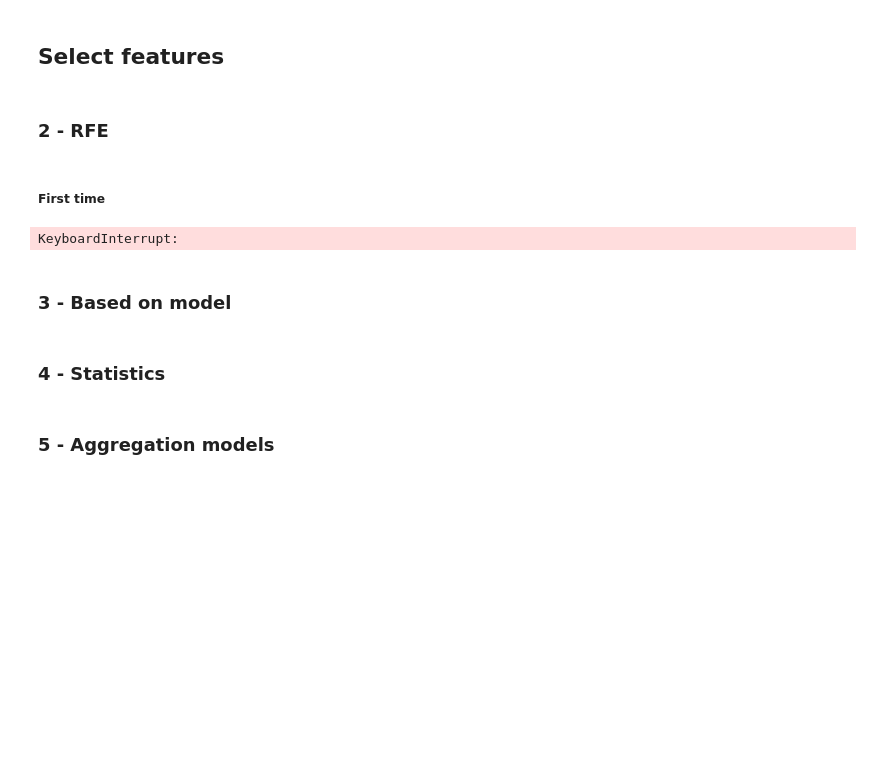
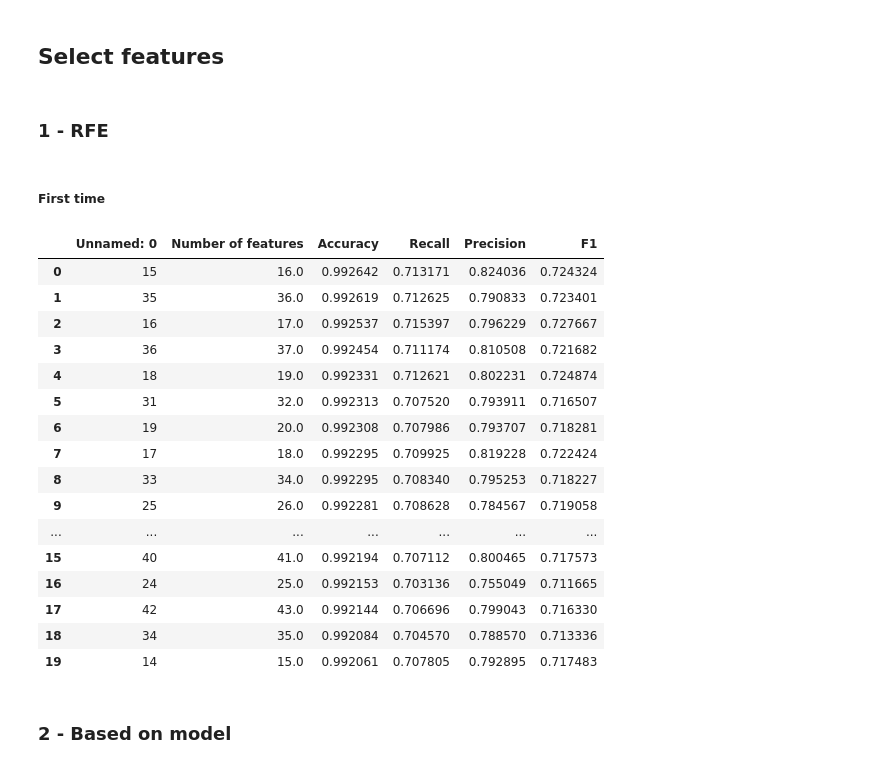
Before and after one commit to mcrayssac/CIC_IoT_Cyber_Attacks, a Jupyter notebook: preprocessing_visualization.ipynb, the cells around one changed output. Drawn from its saved outputs; the diff is of its cells as text; code cells hidden in the pictures; blank space fills up the shorter version.

Commit message:
Updated selected features and started DoS model with functions_ml

```diff
--- a/preprocessing_visualization.ipynb
+++ b/preprocessing_visualization.ipynb
@@ -249,7 +250,7 @@ dtype: int64
 # %% [markdown]
 ## Select features
 # %% [markdown]
-### 2 - RFE
+### 1 - RFE
 # %% [markdown]
 ##### First time
 # %%
@@ -262,16 +263,16 @@ from sklearn.model_selection import train_test_split
 
 X_train, y_train = get_train_data(training_sets[0])
 X_train = scale_data(X_train)
-y_train_encoded = encode_labels(y_train, encoder=LabelEncoder())
+y_train_encoded, encoder = encode_labels(y_train, encoder=LabelEncoder())
 
 model = RandomForestClassifier(random_state=42)
 
-for i in tqdm(range(1, len(pd.DataFrame(X_train, columns=X_columns).columns))):
+for i in tqdm(range(6, len(pd.DataFrame(X_train, columns=X_columns).columns))):
     # print(f"Training model with {i} features")
 
     results = pd.read_csv('.\\Results\\select_features_RFE.csv', index_col=0)
 
-    # Initialisez RFE avec le modèle et le nombre de caractéristiques à sélectionner.
+    # Initialise RFE avec le modèle et le nombre de caractéristiques à sélectionner.
     rfe = RFE(model, n_features_to_select=i)
     rfe.fit(X_train, y_train_encoded)
 
@@ -282,20 +283,20 @@ for i in tqdm(range(1, len(pd.DataFrame(X_train, columns=X_columns).columns))):
 
     X_test, y_test = get_train_data(training_sets[1])
     X_test = scale_data(X_test)
-    y_test_encoded = encode_labels(y_test, encoder=LabelEncoder())
+    y_test_encoded, encoder = encode_labels(y_test, encoder)
 
     # Maintenant, X_train et X_test ne contiendront que les caractéristiques sélectionnées.
     X_test = pd.DataFrame(X_test, columns=X_columns)
     X_train_selected = X_train[selected_features]
     X_test_selected = X_test[selected_features]
 
-    # Entraînez votre modèle sur les caractéristiques sélectionnées.
+    # Entraîne votre modèle sur les caractéristiques sélectionnées.
     model.fit(X_train_selected, y_train_encoded)
 
     # Faites des prédictions sur l'ensemble de test.
     y_pred = model.predict(X_test_selected)
 
-    # Évaluez les performances du modèle avec les caractéristiques sélectionnées.
+    # Évalue les performances du modèle avec les caractéristiques sélectionnées.
     from sklearn.metrics import accuracy_score, recall_score, precision_score, f1_score
     accuracy, recall, precision, f1 = accuracy_score(y_test_encoded, y_pred), recall_score(y_test_encoded, y_pred, average='macro'), precision_score(y_test_encoded, y_pred, average='macro'), f1_score(y_test_encoded, y_pred, average='macro')
     results.loc[len(results)] = [i, accuracy, recall, precision, f1]
@@ -303,11 +304,25 @@ for i in tqdm(range(1, len(pd.DataFrame(X_train, columns=X_columns).columns))):
 
     # Save results
     results.sort_values(by=['Accuracy', 'Recall', 'Precision', 'F1'], ascending=False).to_csv('.\\Results\\select_features_RFE.csv')
-# %% [output]
-KeyboardInterrupt:
+# %%
+pd.read_csv('.\\Results\\select_features_RFE.csv').sort_values(by=['Accuracy', 'Recall', 'Precision', 'F1'], ascending=False).head(20)
+# %% [output]
+|  | Unnamed: 0 | Number of features | Accuracy | Recall | Precision | F1 |
+| 0 | 15 | 16.0 | 0.992642 | 0.713171 | 0.824036 | 0.724324 |
+| 1 | 35 | 36.0 | 0.992619 | 0.712625 | 0.790833 | 0.723401 |
+| 2 | 16 | 17.0 | 0.992537 | 0.715397 | 0.796229 | 0.727667 |
+| 3 | 36 | 37.0 | 0.992454 | 0.711174 | 0.810508 | 0.721682 |
+| 4 | 18 | 19.0 | 0.992331 | 0.712621 | 0.802231 | 0.724874 |
+| 5 | 31 | 32.0 | 0.992313 | 0.707520 | 0.793911 | 0.716507 |
+| 6 | 19 | 20.0 | 0.992308 | 0.707986 | 0.793707 | 0.718281 |
+| 7 | 17 | 18.0 | 0.992295 | 0.709925 | 0.819228 | 0.722424 |
+| 8 | 33 | 34.0 | 0.992295 | 0.708340 | 0.795253 | 0.718227 |
+| 9 | 25 | 26.0 | 0.992281 | 0.708628 | 0.784567 | 0.719058 |
+| ... | ... | ... | ... | ... | ... | ... |
+| 15 | 40 | 41.0 | 0.992194 | 0.707112 | 0.800465 | 0.717573 |
+| 16 | 24 | 25.0 | 0.992153 | 0.703136 | 0.755049 | 0.711665 |
+| 17 | 42 | 43.0 | 0.992144 | 0.706696 | 0.799043 | 0.716330 |
+| 18 | 34 | 35.0 | 0.992084 | 0.704570 | 0.788570 | 0.713336 |
+| 19 | 14 | 15.0 | 0.992061 | 0.707805 | 0.792895 | 0.717483 |
 # %% [markdown]
-### 3 - Based on model
+### 2 - Based on model
-# %% [markdown]
-### 4 - Statistics
-# %% [markdown]
-### 5 - Aggregation models
```
Also changed, not shown: parts of 3 cells of this notebook, 3 other files.
